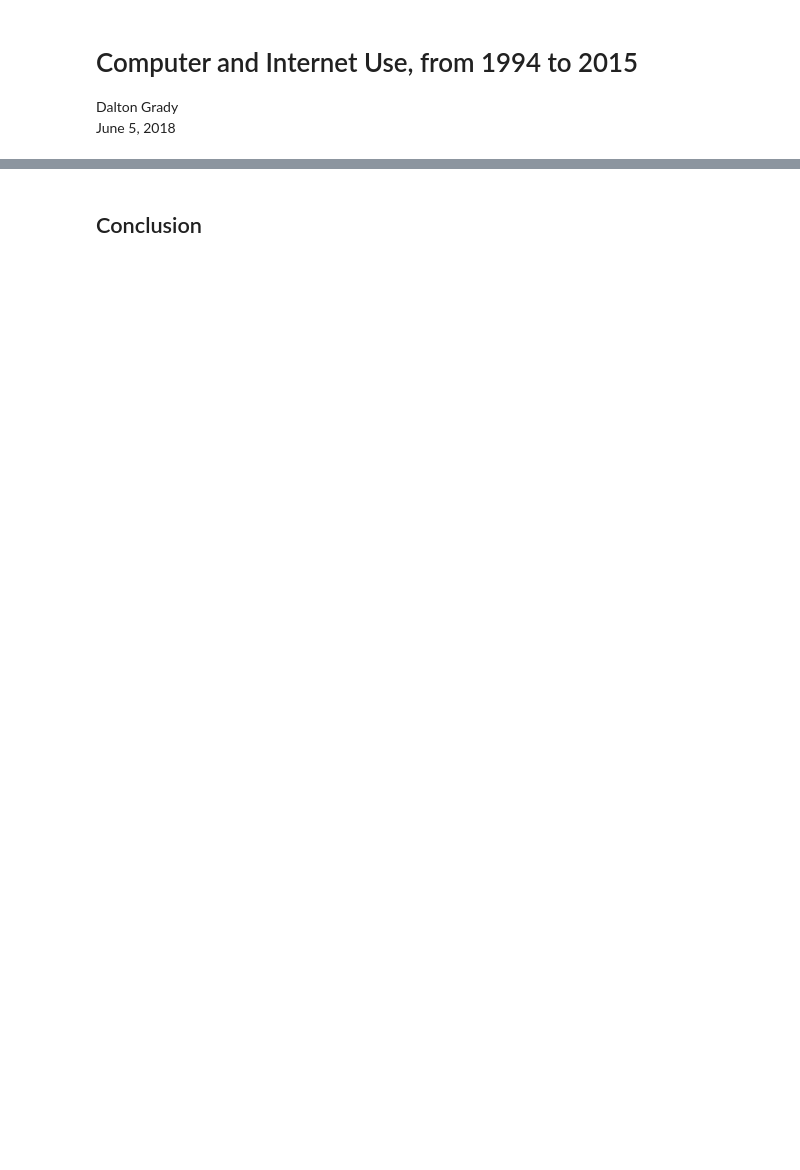
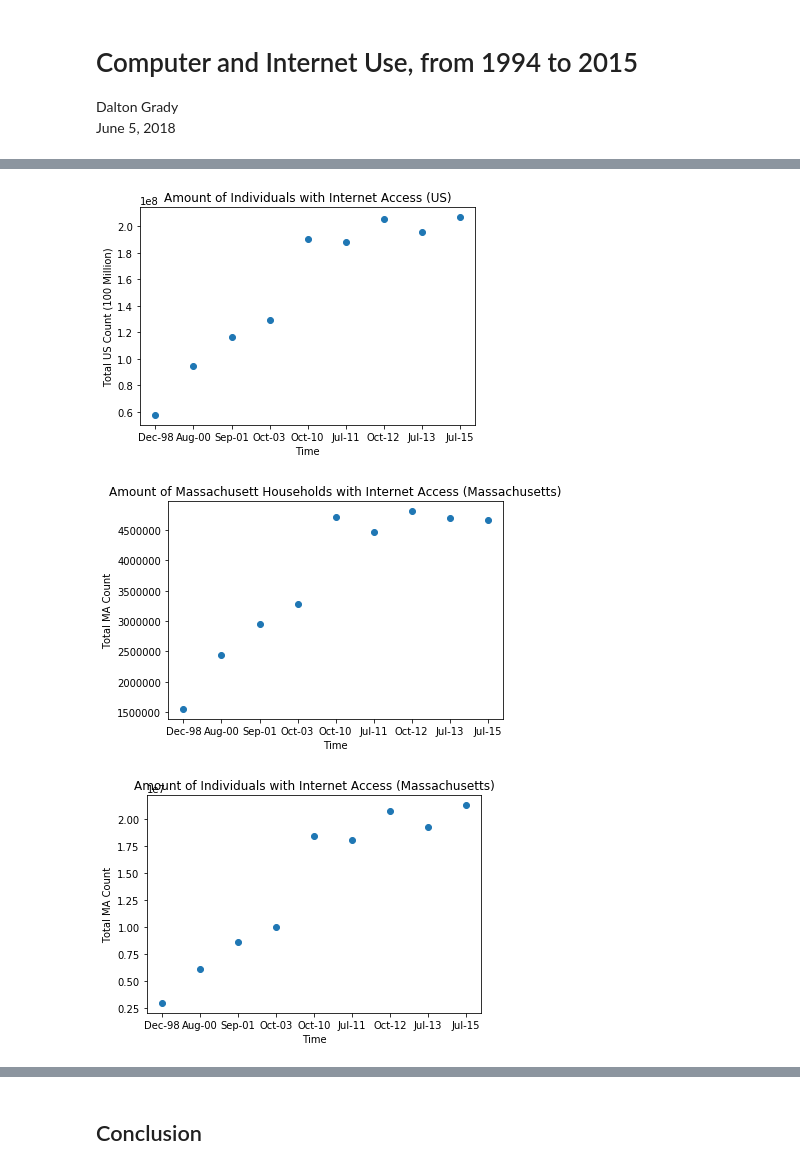
Before and after one commit to degradification/bootcamp, a Jupyter notebook: Project.ipynb, the cells around one changed output, grey strips where cells are left out. Saved outputs shown, nothing was run; the diff lists cells and outputs as text; code cells hidden in the pictures; blank space fills up the shorter version.

```diff
--- a/Project.ipynb
+++ b/Project.ipynb
@@ -50,0 +97,28 @@ max    2.067639e+08  2.478350e+07  4.809220e+06
+# %%
+#Scatterplot for total US Count
+figs_data_home = plt.figure( )
+plt.scatter( home_internet_users['dataset'], home_internet_users['usCount'] )
+plt.title( 'Amount of Individuals with Internet Access (US)' )
+plt.xlabel('Time' )
+plt.ylabel( 'Total US Count (100 Million)' )
+plt.show()
+
+#Scatterplot for total CA Count
+figs_data_home = plt.figure( )
+plt.scatter( home_internet_users['dataset'], home_internet_users['MACount'] )
+plt.title( 'Amount of Massachusett Households with Internet Access (Massachusetts)' )
+plt.xlabel('Time' )
+plt.ylabel( 'Total MA Count' )
+plt.show()
+
+#Scatterplot for total MA Count
+figs_data_home = plt.figure( )
+plt.scatter( home_internet_users['dataset'], home_internet_users['raceBlackCount'] )
+plt.title( 'Amount of Individuals with Internet Access (Massachusetts)' )
+plt.xlabel('Time' )
+plt.ylabel( 'Total MA Count' )
+plt.show()
+# %% [output]
+[figure, added]
+[figure, added]
+[figure, added]
```
Also changed, not shown: parts of 8 cells of this notebook.
